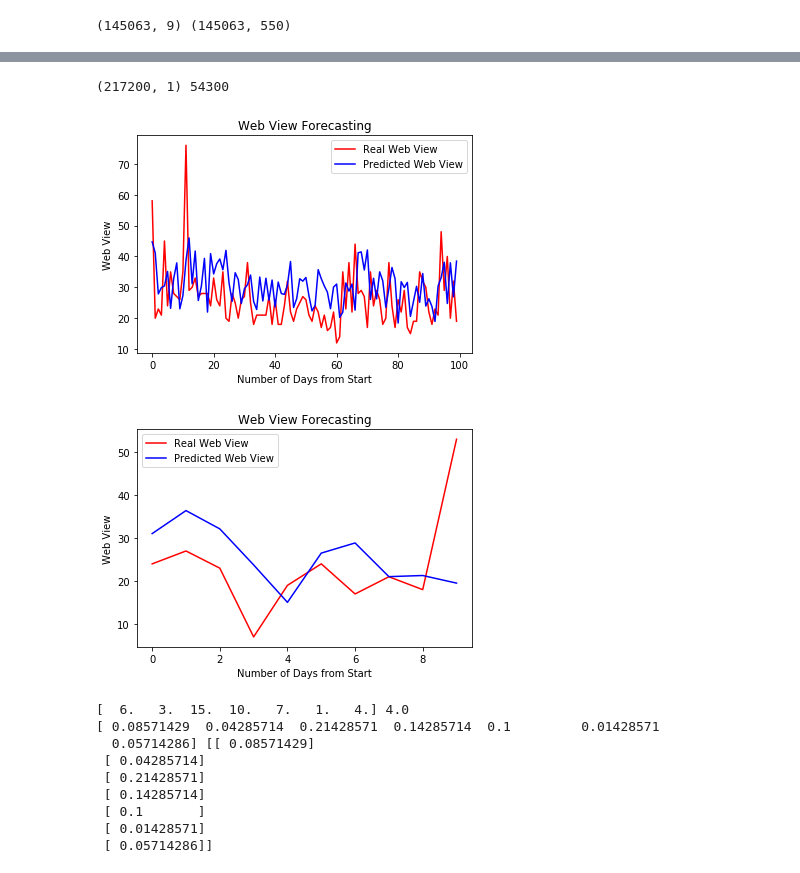
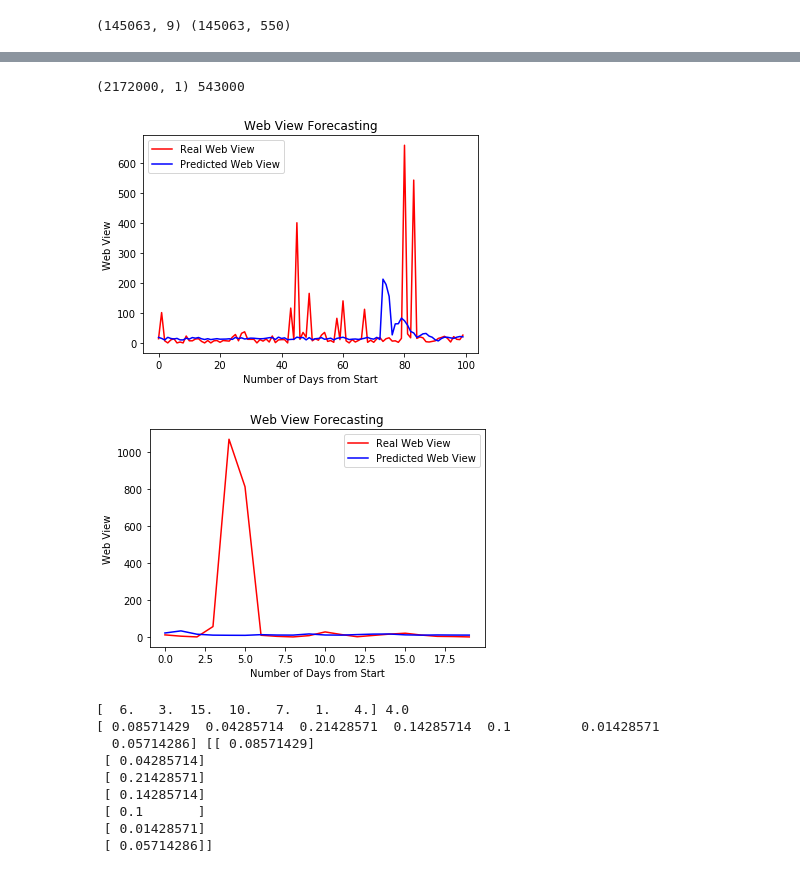
Before and after one commit to TheSPD/CS671-Web-Traffic-Analysis, a Jupyter notebook: CS671.ipynb, the cells around one changed output, grey strips where cells are left out. Saved outputs shown, nothing was run; the diff lists cells and outputs as text; code cells hidden in the pictures.

Commit message:
More changes in the script - testing shuffle, and batch size, etc

```diff
--- a/CS671.ipynb
+++ b/CS671.ipynb
@@ -75,7 +75,7 @@ rows = []
 
 
 # for article in range(len(train)):
-for article in range(500):
+for article in range(5000):
     row = train.iloc[article,:].values
     row_len = len(row)
     row = np.reshape(row,(1,row_len))
@@ -97,7 +97,7 @@ seq_length = 7
 X = []
 y = []
 # for article in range(len(train)):
-for article in range(500):
+for article in range(5000):
     for i in range(0, len(rows[article,0]) - seq_length, 1):
         ts_data = rows[article, :, i: i + seq_length]
         ts_data = np.rot90(ts_data, 3, (0,1))
@@ -113,7 +113,7 @@ print X.shape, len(y), sys.getsizeof(X)/(1024*1024)
 # %%
 # Splitting the dataset into the Training set and Test set
 from sklearn.model_selection import train_test_split
-X_train, X_test, y_train, y_test = train_test_split(X, y, test_size = 0.2, shuffle=False)
+X_train, X_test, y_train, y_test = train_test_split(X, y, test_size = 0.2, shuffle=True)
 
 # val_row =  (X_train.shape[2] - 1)
 
@@ -180,5 +180,5 @@ regressor.add(Dense(units = 1))
 regressor.compile(optimizer = 'adam', loss = 'mean_squared_error')
 
 # Fitting the RNN to the Training set
-regressor.fit(X_train, y_train, batch_size = 8, epochs = 3, verbose = 1)
+regressor.fit(X_train, y_train, batch_size = 32, epochs = 10, verbose = 1)
 # %% [output]
@@ -205,30 +220,30 @@ y_pred = regressor.predict(inputs)
 # y_pred = sc.inverse_transform(y_pred)
 print y_train.shape, len(y_test)
 # %% [output]
-(217200, 1) 54300
+(2172000, 1) 543000
 # %%
 
 
 #Visualising Result
 plt.figure
-plt.plot(y_test[2000:2100], color = 'red', label = 'Real Web View')
-plt.plot(y_pred[2000:2100], color = 'blue', label = 'Predicted Web View')
+plt.plot(y_test[200:300], color = 'red', label = 'Real Web View')
+plt.plot(y_pred[200:300], color = 'blue', label = 'Predicted Web View')
 plt.title('Web View Forecasting')
 plt.xlabel('Number of Days from Start')
 plt.ylabel('Web View')
 plt.legend()
 plt.show()
 
 
 plt.figure
-plt.plot(y_test[2100:2110], color = 'red', label = 'Real Web View')
-plt.plot(y_pred[2100:2110], color = 'blue', label = 'Predicted Web View')
+plt.plot(y_test[100:120], color = 'red', label = 'Real Web View')
+plt.plot(y_pred[100:120], color = 'blue', label = 'Predicted Web View')
 plt.title('Web View Forecasting')
 plt.xlabel('Number of Days from Start')
 plt.ylabel('Web View')
 plt.legend()
 plt.show()
 # %% [output]
-[figure, old version]
+[figure, new version]
-[figure, old version]
+[figure, new version]
 # %%
```
Also changed, not shown: parts of 7 cells of this notebook, 3 other files.
